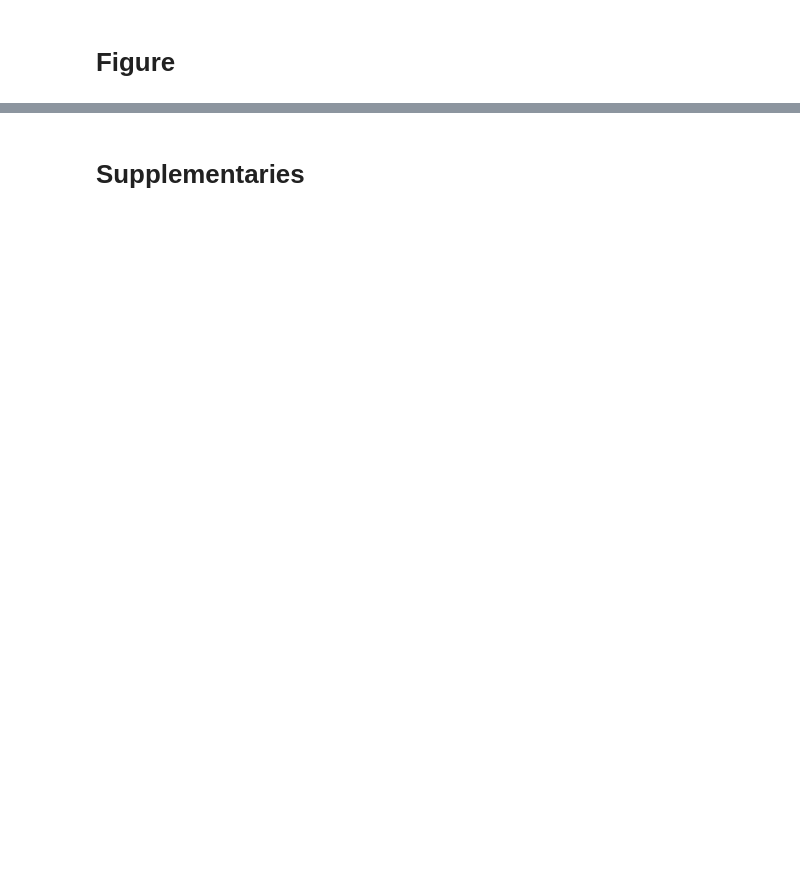
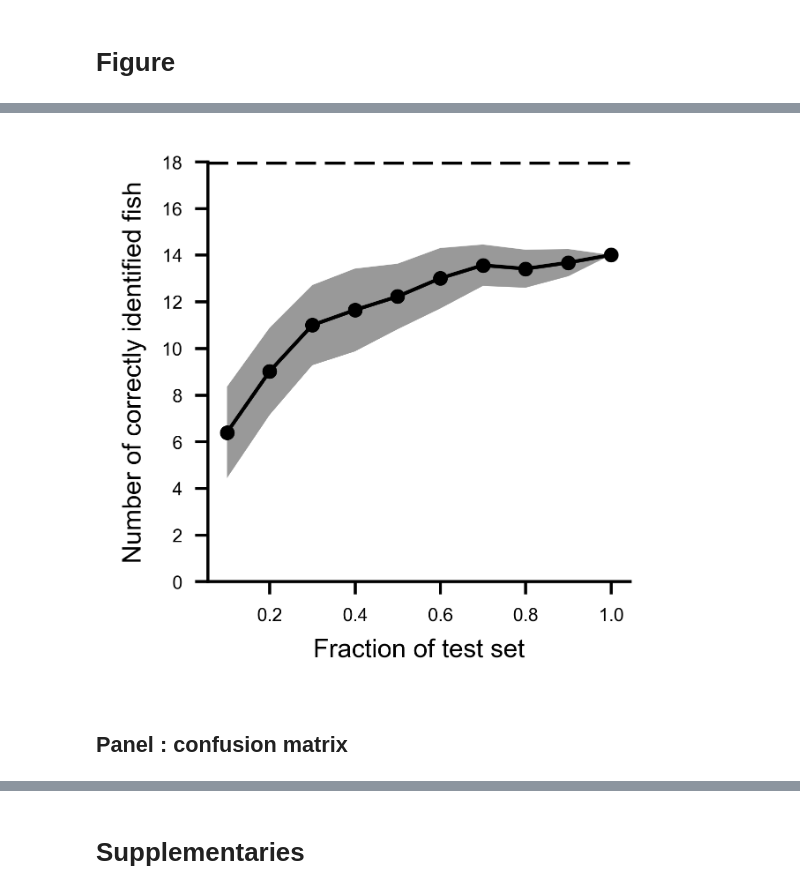
Before and after one commit to ZebrafishHMM2023/ZebrafishHMM2023_CodeAndData, a Jupyter notebook: Figures/Fig3.ipynb, the cells around one changed output, grey strips where cells are left out. Saved outputs shown, nothing was run; the diff lists cells and outputs as text; code cells hidden in the pictures; blank space fills up the shorter version.

```diff
--- a/Figures/Fig3.ipynb
+++ b/Figures/Fig3.ipynb
@@ -12,0 +143,18 @@ Extracting models from ../Models/longtrajectories_20240202.tar.gz...
+# %%
+fs = np.loadtxt("../Models/longtrajectories_20240202/subsampling_fracs.txt")
+preds = np.loadtxt("../Models/longtrajectories_20240202/subsampling_N_correct_predictions.txt")
+# %%
+mp, sp = preds.mean(axis=1), preds.std(axis=1)
+fig, ax = plt.subplots()
+ax.plot(fs, mp, "-o", color="k", markersize=3, linewidth=1)
+ax.fill_between(fs, mp-sp, mp+sp, color="k", alpha=0.4, edgecolor=None)
+ax.axhline(18, linestyle="--", color="k")
+ax.set_ylim(0,18)
+ax.set_xlabel("Fraction of test set")
+ax.set_ylabel("Number of correctly identified fish")
+
+fig.savefig("panels/Fig5/identification_curve.svg")
+# %% [output]
+[figure, added]
+# %% [markdown]
+## Panel : confusion matrix
```
Also changed, not shown: parts of 13 cells of this notebook.
